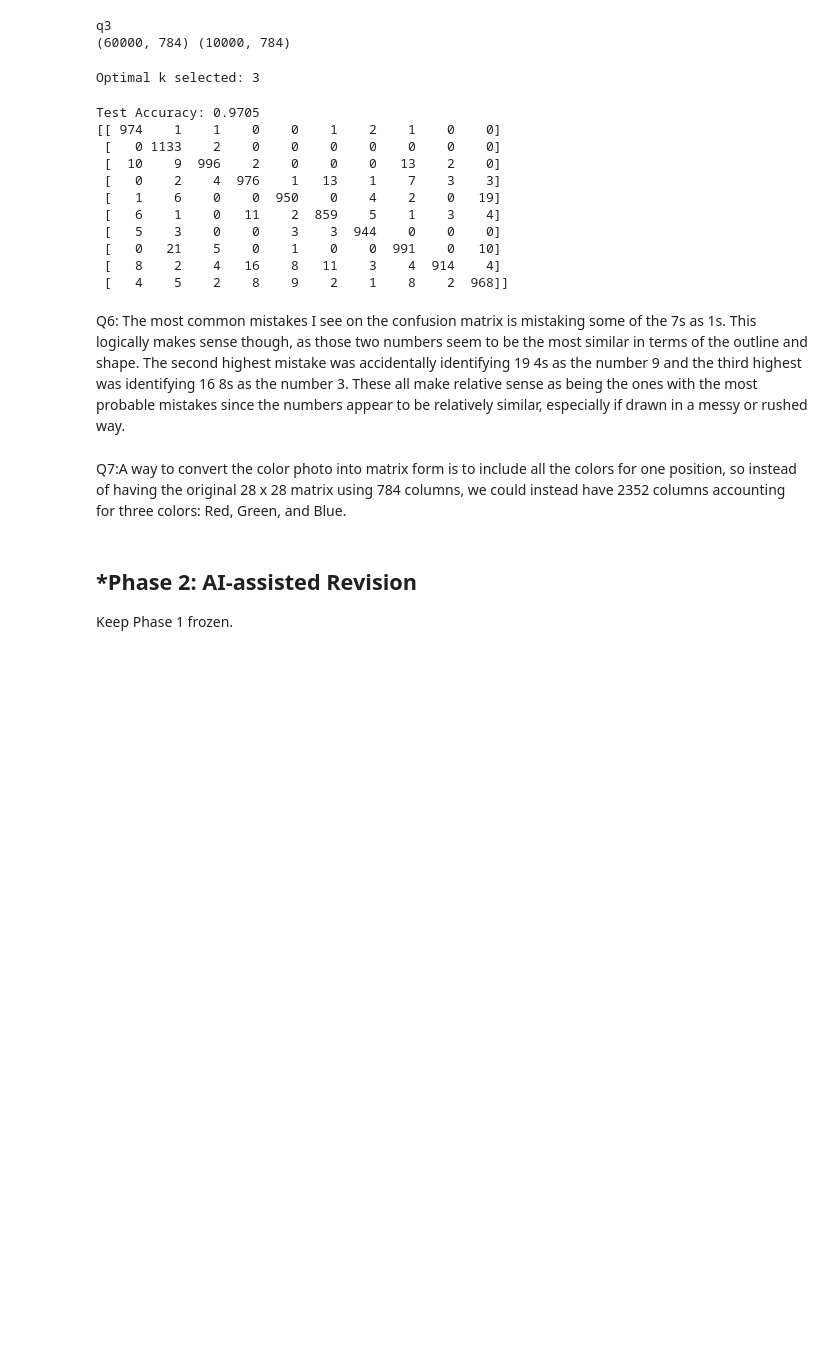
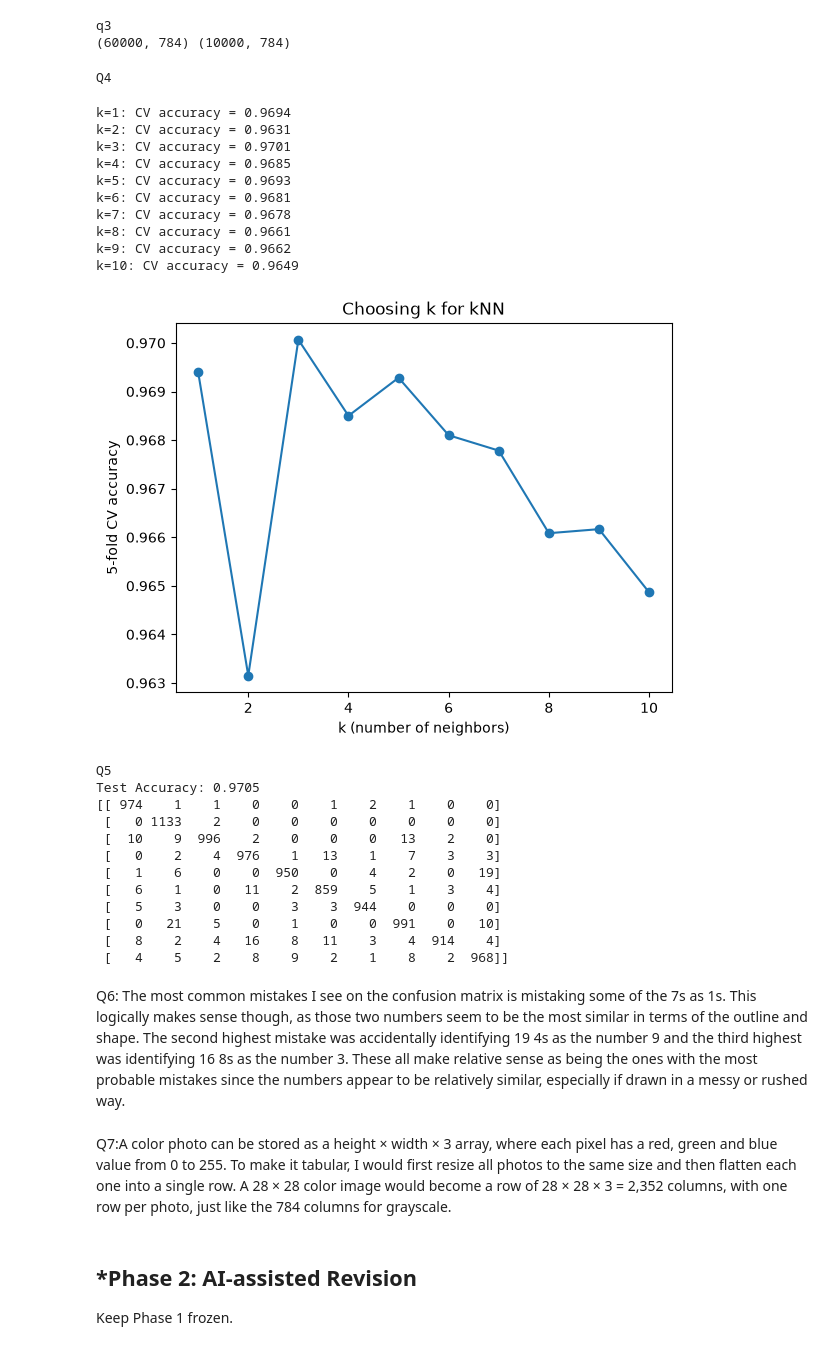
Before and after one commit to Silverdroplet/L01-cv, a Jupyter notebook: notebook.ipynb, the cells around one changed output. Cells and saved outputs as stored; diff of their text form; code cells hidden in the pictures; blank space fills up the shorter version.

```diff
--- a/notebook.ipynb
+++ b/notebook.ipynb
@@ -184,6 +184,7 @@ print(X.shape, Xt.shape)
 q3
 (60000, 784) (10000, 784)
 # %%
+print("Q4")
 from sklearn.neighbors import KNeighborsClassifier
 from sklearn.model_selection import cross_val_score
 
@@ -205,18 +206,43 @@ knn.fit(X, y_train)
 
 print(f"Optimal k selected: {best_k}")
 # %% [output]
-Optimal k selected: 3
+Q4
+# %%
+for k, acc in zip(eval_ks, eval_valid):
+    print(f"k={k}: CV accuracy = {acc:.4f}")
+
+plt.plot(eval_ks, eval_valid, marker="o")
+plt.xlabel("k (number of neighbors)")
+plt.ylabel("5-fold CV accuracy")
+plt.title("Choosing k for kNN")
+plt.show()
+#The best value was k = 3, with an average CV accuracy of 0.9701. k = 1 was close behind at 0.9694. After k = 3, accuracy mostly declined and reached 0.9649 at k = 10. Small k is sensitive to individual noisy or oddly written training digits. Larger k averages in more distant neighbors, which may be different digits.
+# %% [output]
+k=1: CV accuracy = 0.9694
+k=2: CV accuracy = 0.9631
+k=3: CV accuracy = 0.9701
+k=4: CV accuracy = 0.9685
+k=5: CV accuracy = 0.9693
+k=6: CV accuracy = 0.9681
+k=7: CV accuracy = 0.9678
+k=8: CV accuracy = 0.9661
+k=9: CV accuracy = 0.9662
+k=10: CV accuracy = 0.9649
+[figure, added]
 # %%
+print("Q5")
 from sklearn.metrics import accuracy_score, confusion_matrix
 print(
     f"Test Accuracy: {accuracy_score(y_test, knn.predict(Xt)):.4f}"
 )
 
-# k is selected by going from values 1-50 and testing the accuracy of each one to find the highest.
+# k is selected by going from values 1-10 and testing the accuracy of each one to find the highest.
 
 cm = confusion_matrix(y_test, knn.predict(Xt))
 print(cm)
+#With k = 3, the test accuracy is 0.9705, close to the cross-validation accuracy of 0.9701. Most predictions land on the diagonal of the confusion matrix. Digits 1 and 0 are the easiest to classify, and 8 is the hardest (93.8%) because it shares strokes with 3, 5 and 9.
 # %% [output]
+Q5
 Test Accuracy: 0.9705
 [[ 974    1    1    0    0    1    2    1    0    0]
  [   0 1133    2    0    0    0    0    0    0    0]
@@ -231,8 +257,8 @@ Test Accuracy: 0.9705
 # %% [markdown]
 Q6:
 The most common mistakes I see on the confusion matrix is mistaking some of the 7s as 1s. This logically makes sense though, as those two numbers seem to be the most similar in terms of the outline and shape. The second highest mistake was accidentally identifying 19 4s as the number 9 and the third highest was identifying 16 8s as the number 3. These all make relative sense as being the ones with the most probable mistakes since the numbers appear to be relatively similar, especially if drawn in a messy or rushed way.
-# %% [markdown]
-Q7:A way to convert the color photo into matrix form is to include all the colors for one position, so instead of having the original 28 x 28 matrix using 784 columns, we could instead have 2352 columns accounting for three colors: Red, Green, and Blue.
+# %% [markdown]
+Q7:A color photo can be stored as a height × width × 3 array, where each pixel has a red, green and blue value from 0 to 255. To make it tabular, I would first resize all photos to the same size and then flatten each one into a single row. A 28 × 28 color image would become a row of 28 × 28 × 3 = 2,352 columns, with one row per photo, just like the 784 columns for grayscale.
 # %% [markdown]
 ## *Phase 2: AI-assisted Revision
 Keep Phase 1 frozen.
```
Also changed, not shown: parts of 1 cell of this notebook.
